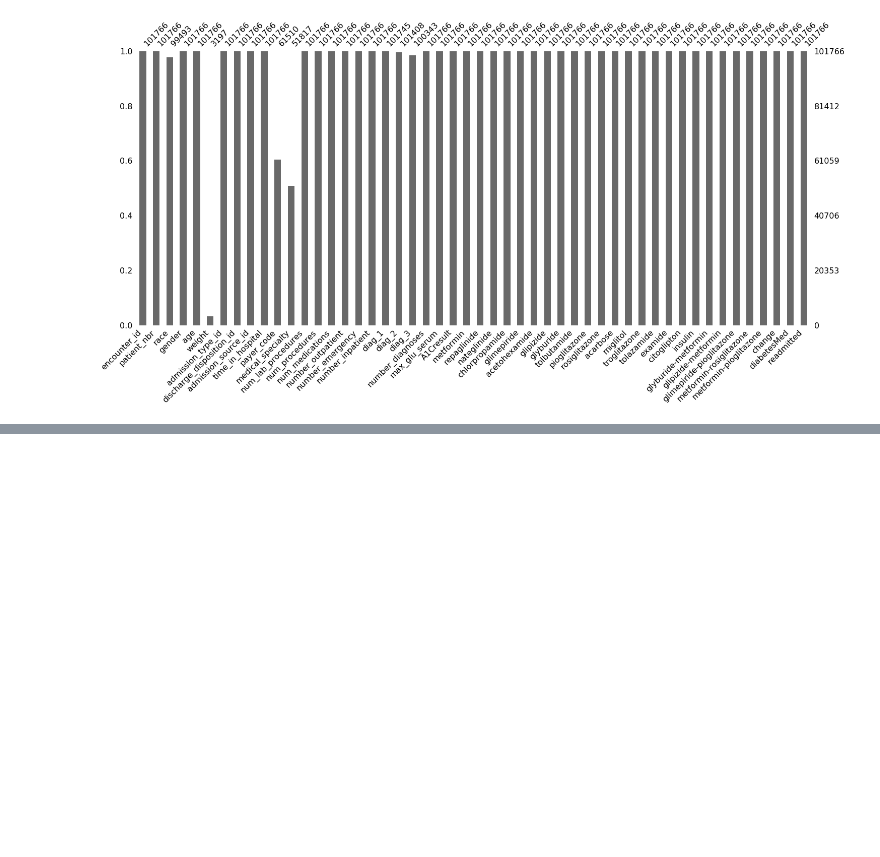
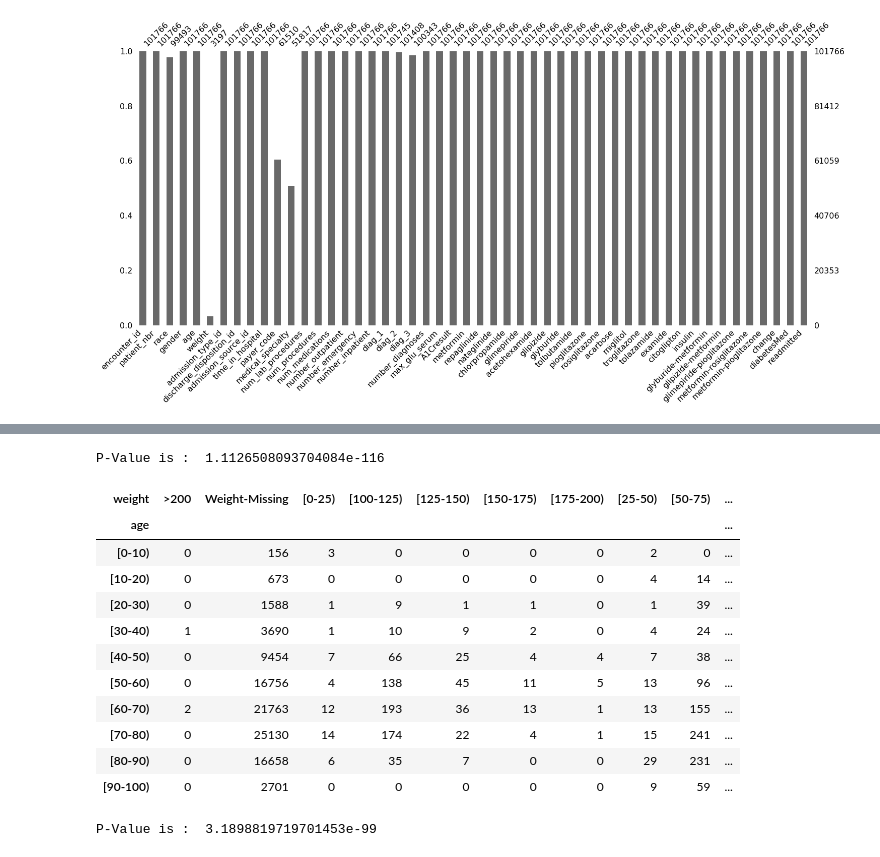
Before and after one commit to JPDas63/Capstone-Project, a Jupyter notebook: Project_Diabetes.ipynb, the cells around one changed output, grey strips where cells are left out. Saved outputs shown, nothing was run; the diff lists cells and outputs as text; code cells hidden in the pictures; blank space fills up the shorter version.

```diff
--- a/Project_Diabetes.ipynb
+++ b/Project_Diabetes.ipynb
@@ -311,0 +315,3 @@ mn.bar(data)
+# %%
+data.weight = data.weight.replace(np.NaN, 'Weight-Missing')
+data.weight.value_counts()
@@ -311,0 +353,3 @@ mn.bar(data)
+# %%
+data.race = data.race.replace(np.NaN, 'Race-Missing')
+data.race.value_counts(normalize = True)
@@ -311,0 +379,21 @@ mn.bar(data)
+# %%
+print('P-Value is : ' , p)
+# %% [output]
+P-Value is :  1.1126508093704084e-116
+# %%
+contingency = pd.crosstab(data.age,data.weight)
+# %%
+contingency
+# %% [output]
+| weight | >200 | Weight-Missing | [0-25) | [100-125) | [125-150) | [150-175) | [175-200) | [25-50) | [50-75) | ... |
+| age |  |  |  |  |  |  |  |  |  | ... |
+| [0-10) | 0 | 156 | 3 | 0 | 0 | 0 | 0 | 2 | 0 | ... |
+| [10-20) | 0 | 673 | 0 | 0 | 0 | 0 | 0 | 4 | 14 | ... |
+| [20-30) | 0 | 1588 | 1 | 9 | 1 | 1 | 0 | 1 | 39 | ... |
+| [30-40) | 1 | 3690 | 1 | 10 | 9 | 2 | 0 | 4 | 24 | ... |
+| [40-50) | 0 | 9454 | 7 | 66 | 25 | 4 | 4 | 7 | 38 | ... |
+| [50-60) | 0 | 16756 | 4 | 138 | 45 | 11 | 5 | 13 | 96 | ... |
+| [60-70) | 2 | 21763 | 12 | 193 | 36 | 13 | 1 | 13 | 155 | ... |
+| [70-80) | 0 | 25130 | 14 | 174 | 22 | 4 | 1 | 15 | 241 | ... |
+| [80-90) | 0 | 16658 | 6 | 35 | 7 | 0 | 0 | 29 | 231 | ... |
+| [90-100) | 0 | 2701 | 0 | 0 | 0 | 0 | 0 | 9 | 59 | ... |
@@ -311,0 +402,4 @@ mn.bar(data)
+# %%
+print('P-Value is : ' , p)
+# %% [output]
+P-Value is :  3.1898819719701453e-99
```
Also changed, not shown: parts of 15 cells of this notebook.
